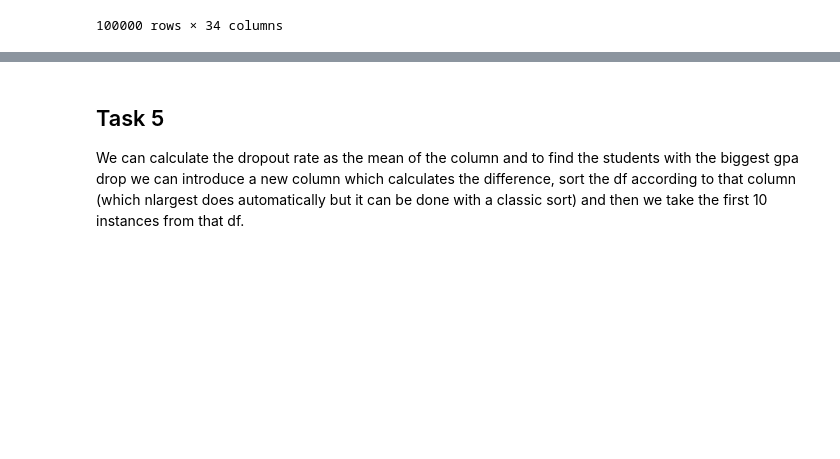
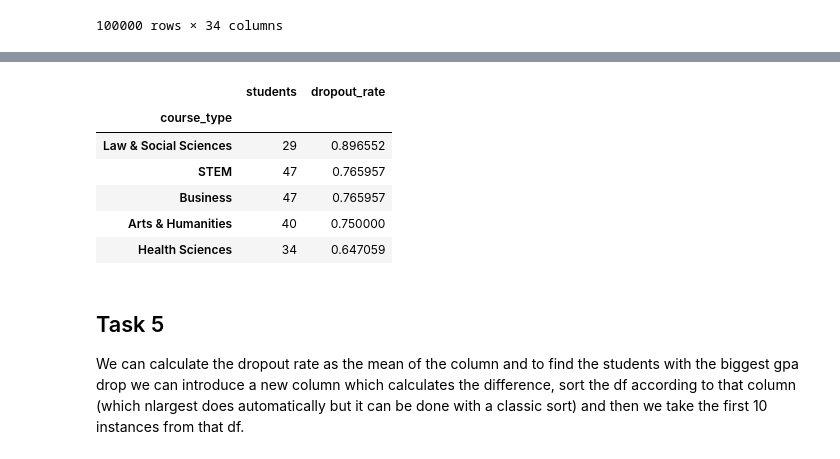
Before and after one commit to kristianperriu/FCSproject, a Jupyter notebook: main.ipynb, the cells around one changed output, grey strips where cells are left out. Drawn from its saved outputs; the diff is of its cells as text; code cells hidden in the pictures; blank space fills up the shorter version.

```diff
--- a/main.ipynb
+++ b/main.ipynb
@@ -51,3 +72,18 @@ at_risk
+# %%
+at_risk_by_course = (
+    at_risk.groupby("course_type").agg(students=("dropout", "count"), dropout_rate=("dropout", "mean"))
+    .sort_values(by="dropout_rate", ascending=False)
+)
+
+at_risk_by_course
+# %% [output]
+|  | students | dropout_rate |
+| course_type |  |  |
+| Law & Social Sciences | 29 | 0.896552 |
+| STEM | 47 | 0.765957 |
+| Business | 47 | 0.765957 |
+| Arts & Humanities | 40 | 0.750000 |
+| Health Sciences | 34 | 0.647059 |
 # %% [markdown]
 ## Task 5
 
```
Also changed, not shown: parts of 4 cells of this notebook.
